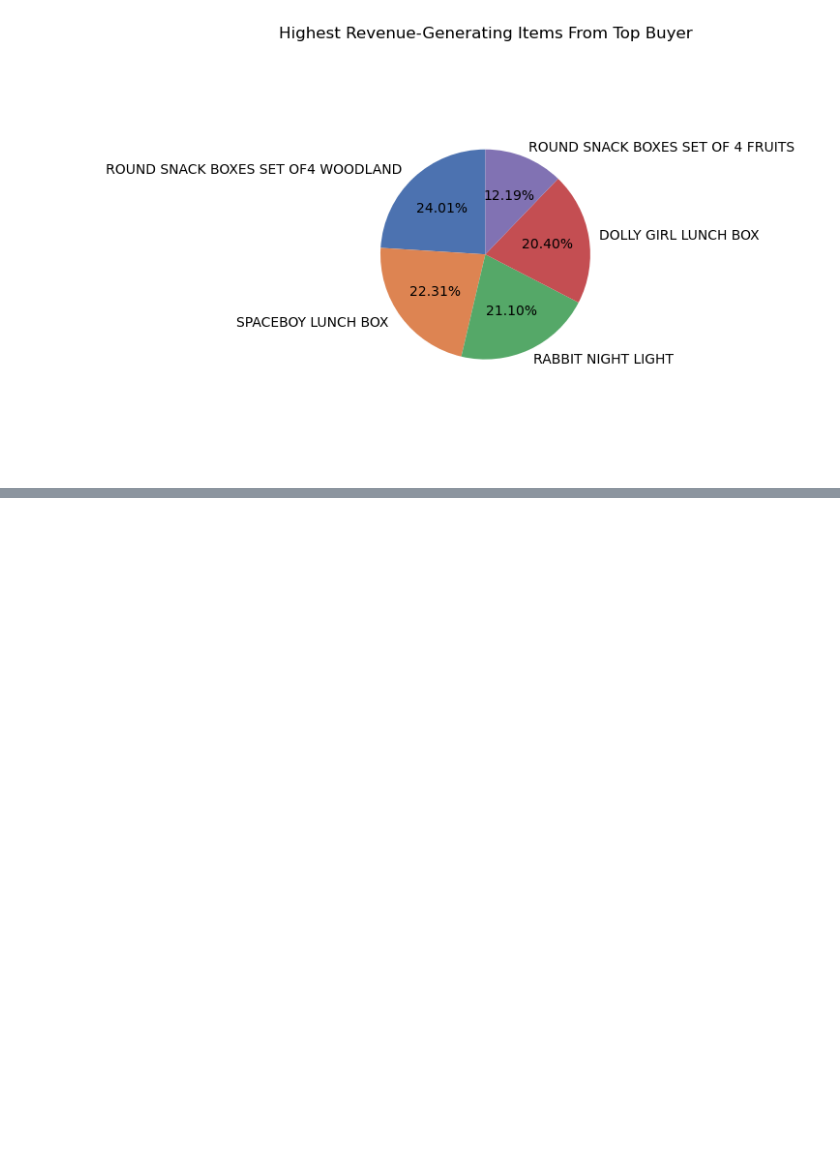
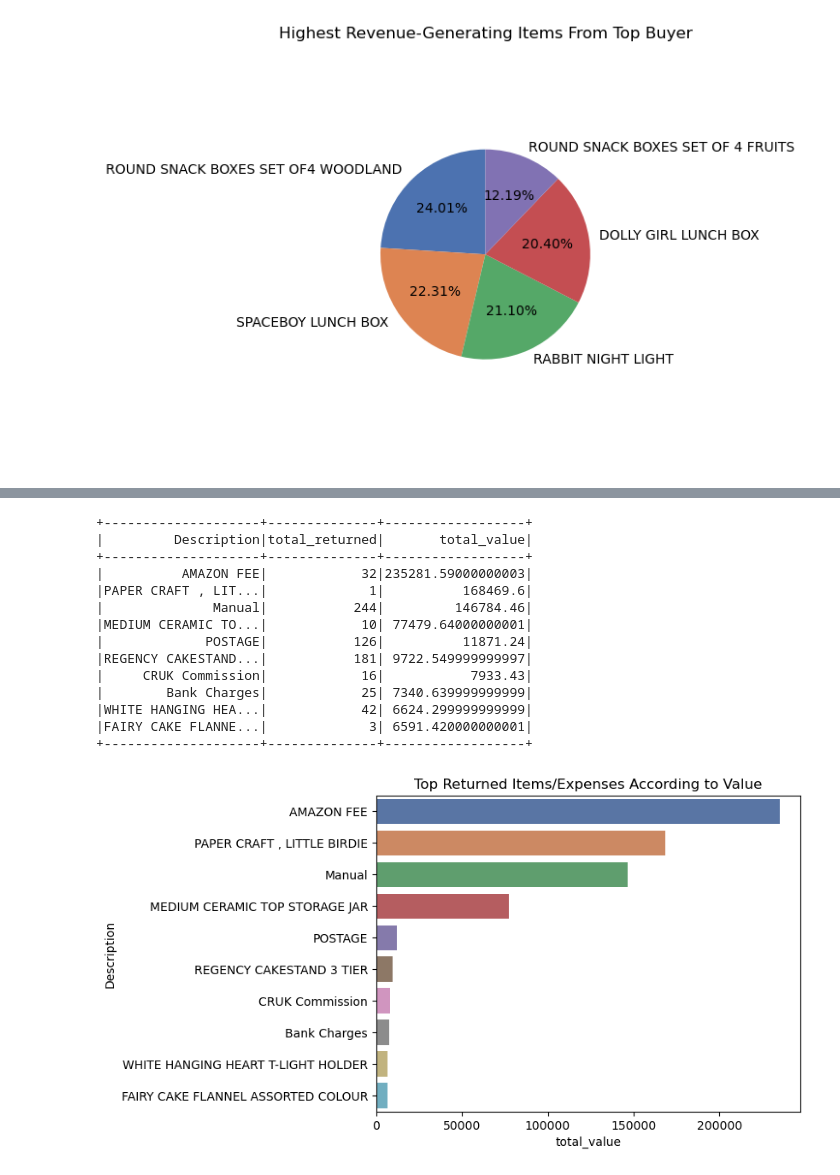
Before and after one commit to samcast1/PersonalProjects, a Jupyter notebook: PySpark ECommerce Analysis/PySpark & SparkSQL E-Commerce Analysis.ipynb, the cells around one changed output, grey strips where cells are left out. Cells and saved outputs as stored; diff of their text form; code cells hidden in the pictures; blank space fills up the shorter version.

```diff
--- a/PySpark ECommerce Analysis/PySpark & SparkSQL E-Commerce Analysis.ipynb
+++ b/PySpark ECommerce Analysis/PySpark & SparkSQL E-Commerce Analysis.ipynb
@@ -954,0 +817,33 @@ plt.show();
+# %%
+res = sql("""
+
+SELECT Description, COUNT(InvoiceNo) AS total_returned, -SUM(UnitPrice*Quantity) AS total_value
+FROM retail
+WHERE InvoiceNo LIKE "C%"
+GROUP BY Description
+ORDER BY total_value DESC
+LIMIT 10
+
+""")
+
+dfp = res.toPandas()
+
+sns.barplot(x='total_value',y='Description',data=dfp)
+plt.title('Top Returned Items/Expenses According to Value')
+plt.show();
+# %% [output]
++--------------------+--------------+------------------+
+|         Description|total_returned|       total_value|
++--------------------+--------------+------------------+
+|          AMAZON FEE|            32|235281.59000000003|
+|PAPER CRAFT , LIT...|             1|          168469.6|
+|              Manual|           244|         146784.46|
+|MEDIUM CERAMIC TO...|            10| 77479.64000000001|
+|             POSTAGE|           126|          11871.24|
+|REGENCY CAKESTAND...|           181| 9722.549999999997|
+|     CRUK Commission|            16|           7933.43|
+|        Bank Charges|            25| 7340.639999999999|
+|WHITE HANGING HEA...|            42| 6624.299999999999|
+|FAIRY CAKE FLANNE...|             3| 6591.420000000001|
++--------------------+--------------+------------------+
+[figure, added]
```
Also changed, not shown: parts of 24 cells of this notebook, 1 other file.
